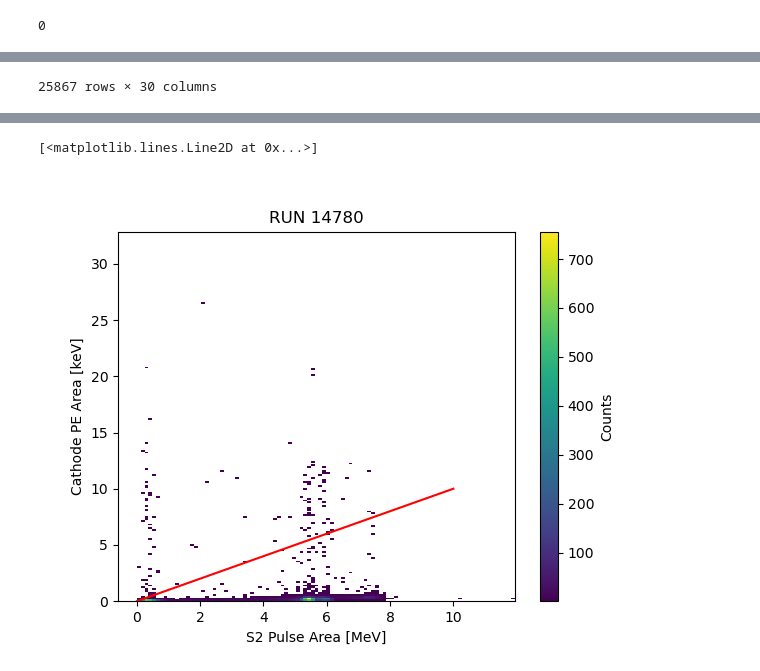
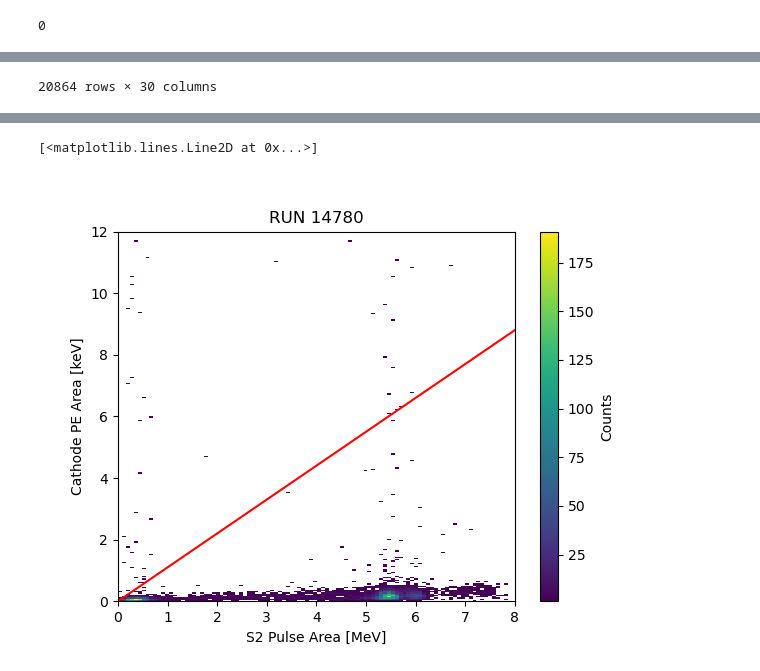
Before and after one commit to kvjmistry/DoubleBeta, a Jupyter notebook: Alphas/notebooks/MakeCalibrationMap.ipynb, the cells around one changed output, grey strips where cells are left out. Cells and saved outputs as stored; diff of their text form; code cells hidden in the pictures.

```diff
--- a/Alphas/notebooks/MakeCalibrationMap.ipynb
+++ b/Alphas/notebooks/MakeCalibrationMap.ipynb
@@ -214,6 +208,8 @@ data_properties_active = data_properties[ (data_properties.deltaT > 0) & (data_p
 
 data_properties_active = data_properties_active[data_properties_active["S2_area"] < 3e7]
 # %%
+bound_params = 600, 1500, 0.3
+
 # Define the exponential decay function
 def exp_decay(t, q, tau):
     if (tau == 0):
@@ -230,9 +226,13 @@ def FitLifetime(df, binid):
     counts, bin_edges = np.histogram(df_bin.S2_area, bins=50)
     max_bin_index = np.argmax(counts)  # Index of the bin with the most counts
     max_bin_value = bin_edges[max_bin_index]  # Left edge of the bin with the most counts
+    print(max_bin_value)
 
-    lower_bound = max_bin_value-bound_params[0] + bound_params[1]
-    upper_bound = max_bin_value+bound_params[0] + bound_params[1]
+    lower_bound = max_bin_value-bound_params[0]
+    upper_bound = max_bin_value+bound_params[1]
+
+    # lower_bound = 6e3
+    # upper_bound = 7.1e3
 
     # print("Max bin value is:", max_bin_value)
     # print("Lower/upper bound is:", lower_bound, upper_bound)
@@ -249,20 +249,23 @@ def FitLifetime(df, binid):
     plt.plot(df_bin['deltaT'], -bound_params[2]*df_bin.deltaT+upper_bound) # if you want to plot the bands plot this.
     plt.plot(df_bin['deltaT'], -bound_params[2]*df_bin.deltaT+lower_bound)
 
+    # plt.plot(df_bin['deltaT'], -0.3*df_bin.deltaT+7.2e3) # if you want to plot the bands plot this.
+    # plt.plot(df_bin['deltaT'], -0.3*df_bin.deltaT+6.5e3)
+
     # Perform the curve fit
-    params, covariance = curve_fit(exp_decay, df_bin.deltaT, df_bin.S2_area, bounds = ([q0_low, 1e3], [2.3e7, 150e3]))
+    params, covariance = curve_fit(exp_decay, df_bin.deltaT, df_bin.S2_area, bounds = ([q0_low, 1e3], [5e4, 150e3]))
 
 
     # Extract the fitted parameters
     q_fit, tau_fit = params
-    print(binid, q_fit/1e6, tau_fit/1e3 )
+    print(binid, q_fit, tau_fit/1e3 )
 
     return q_fit, tau_fit
 
 fig, ax = plt.subplots(1, 1, figsize=(nbins, nbins))
 
 # Filter data based on the current bin_id
-bin_ = "5_4"
+bin_ = "5_3"
 df_bin = data_properties_active[data_properties_active.bin_id == bin_] # 4_5,
 
 # Create 2D histogram
@@ -455,8 +459,8 @@ axs[0].set_ylabel('Y [mm]')
 axs[0].set_title(f'{RUN} Lifetimes')
 
 
-c = axs[1].pcolormesh(x_bins, y_bins, q0_pivot / 1e6, cmap='viridis', shading='auto')
-fig.colorbar(c, ax=axs[1], label='q0 /1e6 [PE]')  # Specify 'ax' to link the color bar to the plot
+c = axs[1].pcolormesh(x_bins, y_bins, q0_pivot / 1e3, cmap='viridis', shading='auto')
+fig.colorbar(c, ax=axs[1], label='q0 /1e3 [PE]')  # Specify 'ax' to link the color bar to the plot
 axs[1].set_xlabel('X [mm]')
 axs[1].set_ylabel('Y [mm]')
 axs[1].set_title(f'{RUN} Q0')
@@ -632,12 +636,14 @@ ax1.legend(loc="upper left")
 
 bin_centers = (xbins[:-1] + xbins[1:]) / 2
 
-max_bin_index = np.argmax(counts[1:])  # Index of the bin with the most counts
+
+max_bin_shift= bin_centers[0]/2
+max_bin_index = np.argmax(counts[:])  # Index of the bin with the most counts
 max_bin_value = xbins[max_bin_index]+max_bin_shift
 
-print(max_bin_value/1e6)
+print(max_bin_value)
 PE_to_MeV = 5.6/max_bin_value
-print("PE conv factor = ", PE_to_MeV)
+print(f"PE conv factor = {PE_to_MeV:.10e}")
 
 ax1.set_title(f"RUN {RUN}")
 
@@ -693,7 +699,7 @@ data_properties_lt['cath_area'] = data_properties_lt['cath_area'].fillna(0)
 data_properties_lt_radial = data_properties_lt[data_properties_lt.R < 300]
 
 # hist, xedges, yedges = np.histogram2d(data_properties_active.S2_area, data_properties_active.cath_area, bins=100)
-hist, xedges, yedges = np.histogram2d(data_properties_lt_radial.S2_area*PE_to_MeV, data_properties_lt_radial.cath_area*PE_to_MeV*1000, bins=[100, 200])
+hist, xedges, yedges = np.histogram2d(data_properties_lt_radial.S2_area*PE_to_MeV, data_properties_lt_radial.cath_area*PE_to_MeV*1000, bins=[100, 500])
 
 # 2. Mask zero bins
 masked_hist = np.ma.masked_where(hist == 0, hist)  # Mask bins where the count is zero
@@ -711,7 +717,8 @@ plt.colorbar(pcm, ax=ax, label='Counts')
 
 plt.xlabel("S2 Pulse Area [MeV]")
 plt.ylabel("Cathode PE Area [keV]")
-# plt.ylim(0,2e6)
+plt.ylim(0,12)
+plt.xlim(0,8)
 # plt.ylim(0,2e6*PE_to_MeV*1000)
 
 plt.title(f"RUN {RUN}")
@@ -727,6 +734,6 @@ m, c = params
 
 print(m,c)
 
-plt.plot(S2_arr, Line(S2_arr, 1, 0), c = "red")
+plt.plot(S2_arr, Line(S2_arr, 1.1, 0), c = "red")
 # %% [output]
 |  | event | S2_area | S2_areafit | S2_time | cath_area | cath_time | cath_std | ts_raw | deltaT | sigma | ... |
@@ -744 +751 @@ plt.plot(S2_arr, Line(S2_arr, 1, 0), c = "red")
-25867 rows × 30 columns
+20864 rows × 30 columns
@@ -747,5 +754,5 @@ Intel MKL WARNING: Support of Intel(R) Streaming SIMD Extensions 4.2 (Intel(R) S
 [<matplotlib.lines.Line2D at 0x...>]
-[figure, old version]
+[figure, new version]
 # %%
 
 
```
Also changed, not shown: parts of 18 cells of this notebook, 2 other files.
